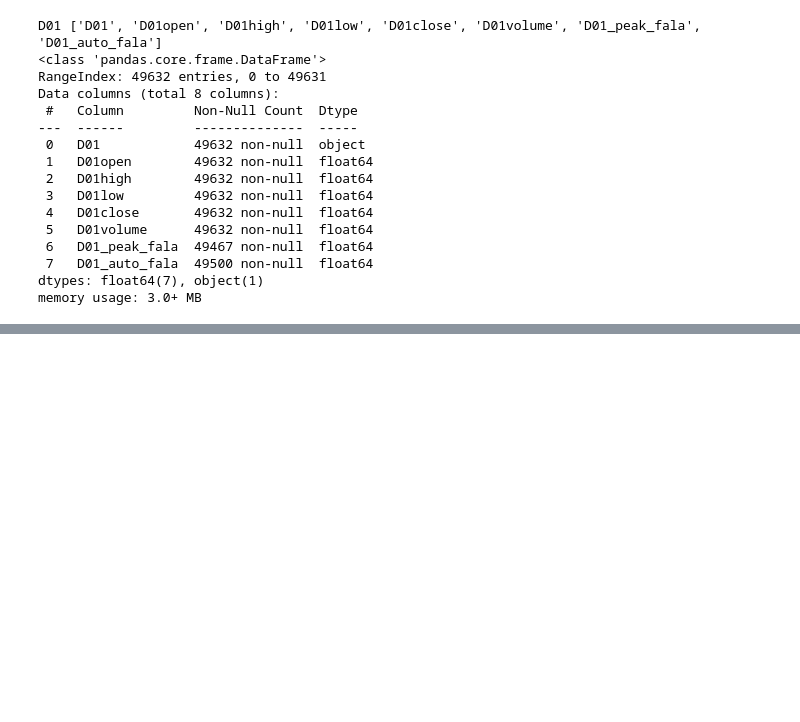
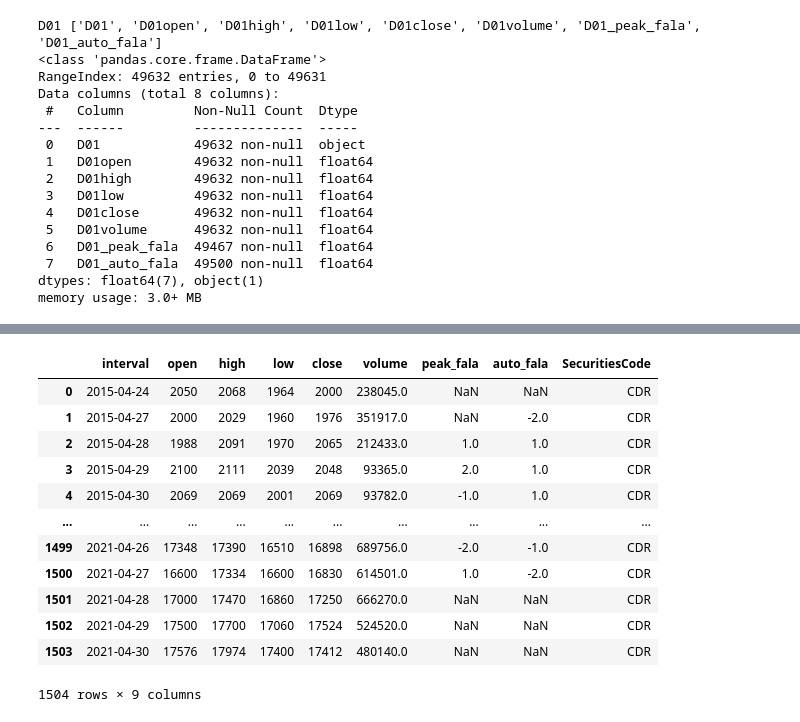
Before and after one commit to velblu/ML-datasets, a Jupyter notebook: new_start.ipynb, the cells around one changed output, grey strips where cells are left out. Saved outputs shown, nothing was run; the diff lists cells and outputs as text; code cells hidden in the pictures; blank space fills up the shorter version.

```diff
--- a/new_start.ipynb
+++ b/new_start.ipynb
@@ -158,5 +173,20 @@ df.head(10)
 # %%
 df['SecuritiesCode'] = 'CDR'
+df
+# %% [output]
+|  | interval | open | high | low | close | volume | peak_fala | auto_fala | SecuritiesCode |
+| 0 | 2015-04-24 | 2050 | 2068 | 1964 | 2000 | 238045.0 | NaN | NaN | CDR |
+| 1 | 2015-04-27 | 2000 | 2029 | 1960 | 1976 | 351917.0 | NaN | -2.0 | CDR |
+| 2 | 2015-04-28 | 1988 | 2091 | 1970 | 2065 | 212433.0 | 1.0 | 1.0 | CDR |
+| 3 | 2015-04-29 | 2100 | 2111 | 2039 | 2048 | 93365.0 | 2.0 | 1.0 | CDR |
+| 4 | 2015-04-30 | 2069 | 2069 | 2001 | 2069 | 93782.0 | -1.0 | 1.0 | CDR |
+| ... | ... | ... | ... | ... | ... | ... | ... | ... | ... |
+| 1499 | 2021-04-26 | 17348 | 17390 | 16510 | 16898 | 689756.0 | -2.0 | -1.0 | CDR |
+| 1500 | 2021-04-27 | 16600 | 17334 | 16600 | 16830 | 614501.0 | 1.0 | -2.0 | CDR |
+| 1501 | 2021-04-28 | 17000 | 17470 | 16860 | 17250 | 666270.0 | NaN | NaN | CDR |
+| 1502 | 2021-04-29 | 17500 | 17700 | 17060 | 17524 | 524520.0 | NaN | NaN | CDR |
+| 1503 | 2021-04-30 | 17576 | 17974 | 17400 | 17412 | 480140.0 | NaN | NaN | CDR |
+1504 rows × 9 columns
 # %%
 class PreviousPeriodsJoiner(BaseEstimator, TransformerMixin):
     """
```
Also changed, not shown: parts of 18 cells of this notebook.
